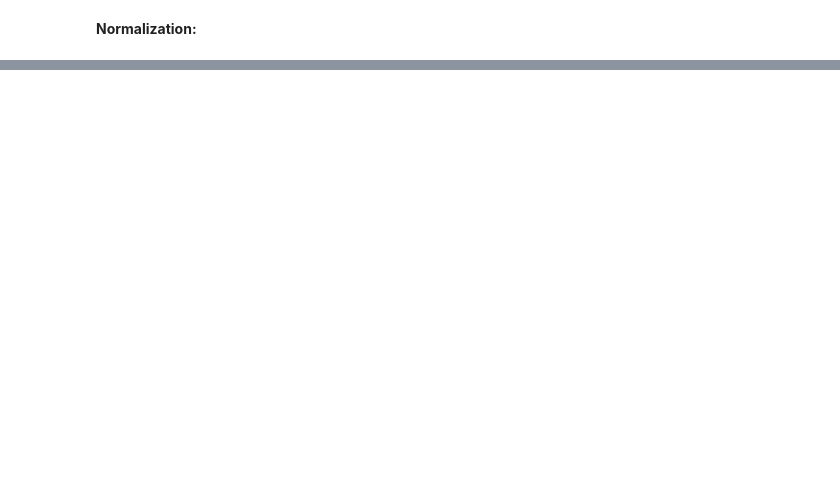
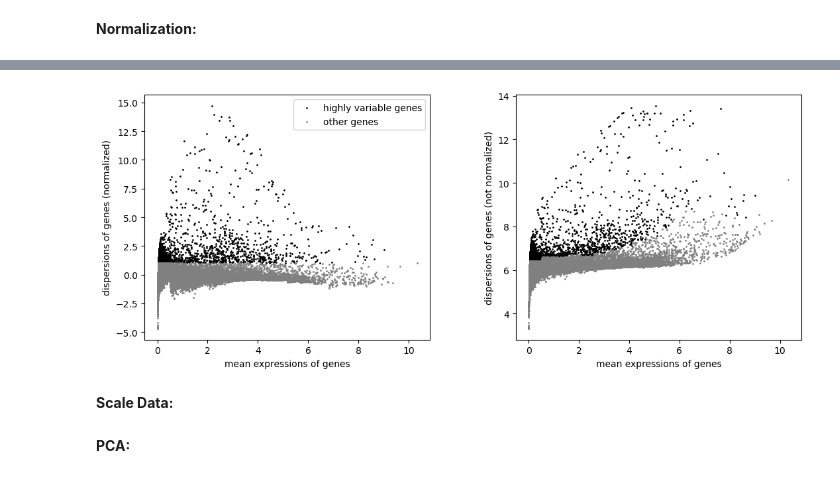
Before and after one commit to JoshuaGalla/BCMarkerDiscovery, a Jupyter notebook: analysis/project_analysis.ipynb, the cells around one changed output, grey strips where cells are left out. Drawn from its saved outputs; the diff is of its cells as text; code cells hidden in the pictures; blank space fills up the shorter version.

```diff
--- a/analysis/project_analysis.ipynb
+++ b/analysis/project_analysis.ipynb
@@ -124,0 +178,6 @@ plt.show()
+# %%
+sc.pl.highly_variable_genes(adata, show=True)
+# %% [output]
+[figure, added]
+# %% [markdown]
+__Scale Data:__
@@ -124,0 +188,2 @@ plt.show()
+# %% [markdown]
+__PCA:__
```
Also changed, not shown: parts of 23 cells of this notebook.
